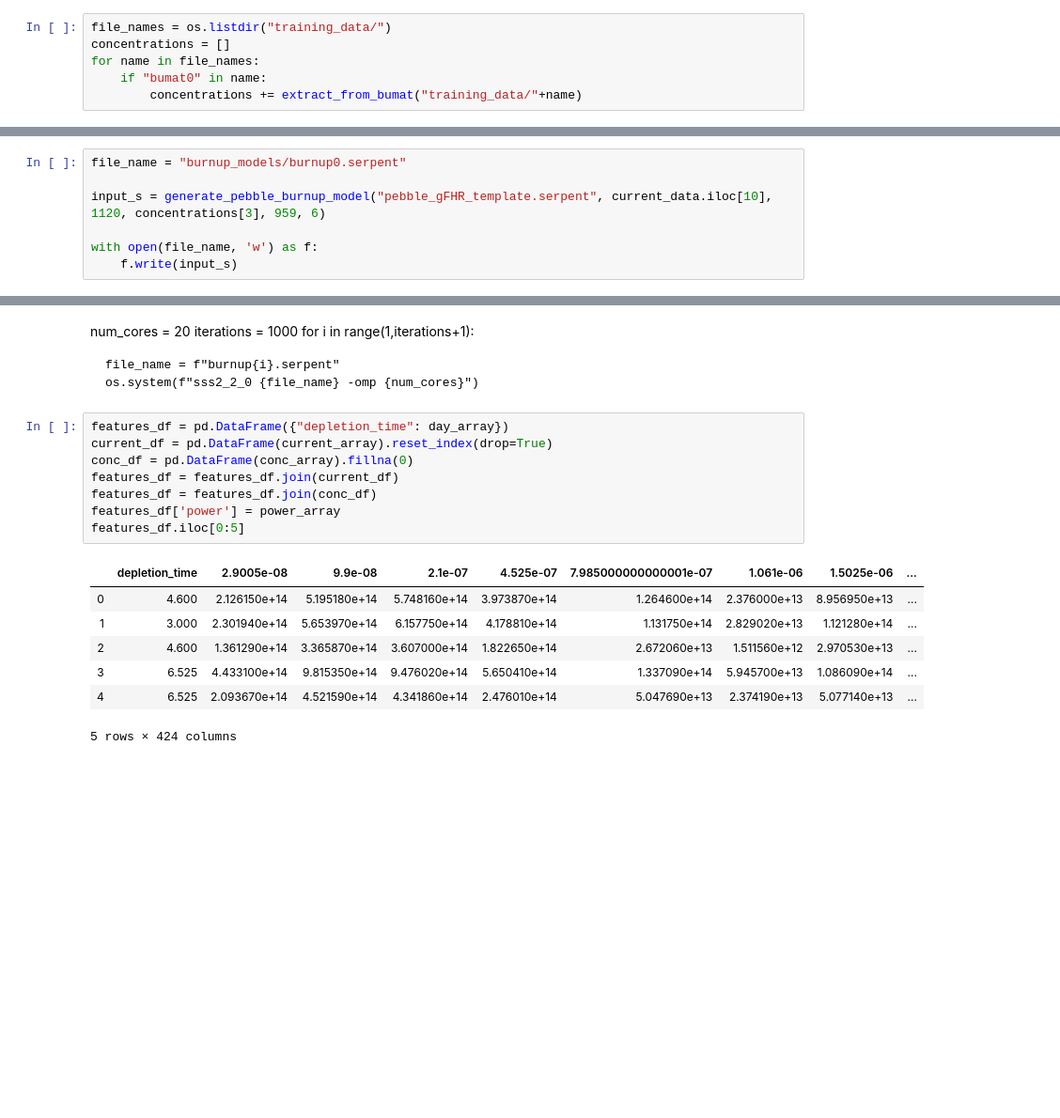
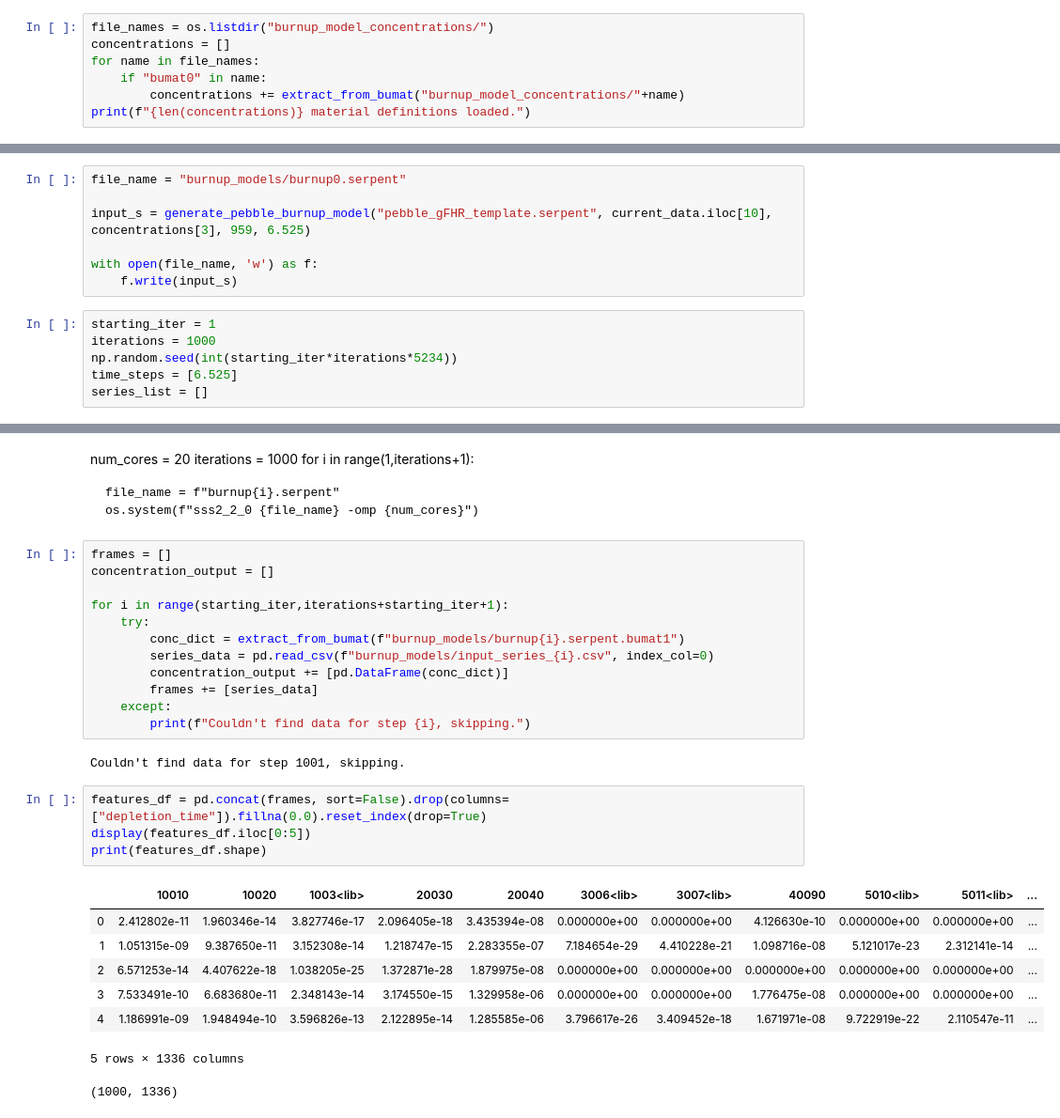
Before and after one commit to iankolaja/PEARLSim, a Jupyter notebook: generate_kernel_burnup_data.ipynb, the cells around one changed output, grey strips where cells are left out. Shown: that part at 94% size. Drawn from its saved outputs; the diff is of its cells as text; blank space fills up the shorter version.

```diff
--- a/generate_kernel_burnup_data.ipynb
+++ b/generate_kernel_burnup_data.ipynb
@@ -9,6 +9,7 @@ current_data = pd.read_csv("training_data/current_target.csv", index_col=0).drop
 # %%
-file_names = os.listdir("training_data/")
+file_names = os.listdir("burnup_model_concentrations/")
 concentrations = []
 for name in file_names:
     if "bumat0" in name:
-        concentrations += extract_from_bumat("training_data/"+name)
+        concentrations += extract_from_bumat("burnup_model_concentrations/"+name)
+print(f"{len(concentrations)} material definitions loaded.")
@@ -15,8 +55,14 @@ for name in file_names:
 # %%
 file_name = "burnup_models/burnup0.serpent"
 
-input_s = generate_pebble_burnup_model("pebble_gFHR_template.serpent", current_data.iloc[10], 1120, concentrations[3], 959, 6)
+input_s = generate_pebble_burnup_model("pebble_gFHR_template.serpent", current_data.iloc[10], concentrations[3], 959, 6.525)
 
 with open(file_name, 'w') as f:
     f.write(input_s)
+# %%
+starting_iter = 1
+iterations = 1000
+np.random.seed(int(starting_iter*iterations*5234))
+time_steps = [6.525]
+series_list = []
 # %%
@@ -51,19 +89,30 @@ for i in range(1,iterations+1):
 
     file_name = f"burnup{i}.serpent"
     os.system(f"sss2_2_0 {file_name} -omp {num_cores}")
-# %%
-features_df = pd.DataFrame({"depletion_time": day_array})
-current_df = pd.DataFrame(current_array).reset_index(drop=True)
-conc_df = pd.DataFrame(conc_array).fillna(0)
-features_df = features_df.join(current_df)
-features_df = features_df.join(conc_df)
-features_df['power'] = power_array
-features_df.iloc[0:5]
-# %% [output]
-|  | depletion_time | 2.9005e-08 | 9.9e-08 | 2.1e-07 | 4.525e-07 | 7.985000000000001e-07 | 1.061e-06 | 1.5025e-06 | ... |
-| 0 | 4.600 | 2.126150e+14 | 5.195180e+14 | 5.748160e+14 | 3.973870e+14 | 1.264600e+14 | 2.376000e+13 | 8.956950e+13 | ... |
-| 1 | 3.000 | 2.301940e+14 | 5.653970e+14 | 6.157750e+14 | 4.178810e+14 | 1.131750e+14 | 2.829020e+13 | 1.121280e+14 | ... |
-| 2 | 4.600 | 1.361290e+14 | 3.365870e+14 | 3.607000e+14 | 1.822650e+14 | 2.672060e+13 | 1.511560e+12 | 2.970530e+13 | ... |
-| 3 | 6.525 | 4.433100e+14 | 9.815350e+14 | 9.476020e+14 | 5.650410e+14 | 1.337090e+14 | 5.945700e+13 | 1.086090e+14 | ... |
-| 4 | 6.525 | 2.093670e+14 | 4.521590e+14 | 4.341860e+14 | 2.476010e+14 | 5.047690e+13 | 2.374190e+13 | 5.077140e+13 | ... |
-5 rows × 424 columns
+# %%
+frames = []
+concentration_output = []
+
+for i in range(starting_iter,iterations+starting_iter+1):
+    try:
+        conc_dict = extract_from_bumat(f"burnup_models/burnup{i}.serpent.bumat1")
+        series_data = pd.read_csv(f"burnup_models/input_series_{i}.csv", index_col=0)
+        concentration_output += [pd.DataFrame(conc_dict)]
+        frames += [series_data]
+    except:
+        print(f"Couldn't find data for step {i}, skipping.")
+# %% [output]
+Couldn't find data for step 1001, skipping.
+# %%
+features_df = pd.concat(frames, sort=False).drop(columns=["depletion_time"]).fillna(0.0).reset_index(drop=True)
+display(features_df.iloc[0:5])
+print(features_df.shape)
+# %% [output]
+|  | 10010 | 10020 | 1003<lib> | 20030 | 20040 | 3006<lib> | 3007<lib> | 40090 | 5010<lib> | 5011<lib> | ... |
+| 0 | 2.412802e-11 | 1.960346e-14 | 3.827746e-17 | 2.096405e-18 | 3.435394e-08 | 0.000000e+00 | 0.000000e+00 | 4.126630e-10 | 0.000000e+00 | 0.000000e+00 | ... |
+| 1 | 1.051315e-09 | 9.387650e-11 | 3.152308e-14 | 1.218747e-15 | 2.283355e-07 | 7.184654e-29 | 4.410228e-21 | 1.098716e-08 | 5.121017e-23 | 2.312141e-14 | ... |
+| 2 | 6.571253e-14 | 4.407622e-18 | 1.038205e-25 | 1.372871e-28 | 1.879975e-08 | 0.000000e+00 | 0.000000e+00 | 0.000000e+00 | 0.000000e+00 | 0.000000e+00 | ... |
+| 3 | 7.533491e-10 | 6.683680e-11 | 2.348143e-14 | 3.174550e-15 | 1.329958e-06 | 0.000000e+00 | 0.000000e+00 | 1.776475e-08 | 0.000000e+00 | 0.000000e+00 | ... |
+| 4 | 1.186991e-09 | 1.948494e-10 | 3.596826e-13 | 2.122895e-14 | 1.285585e-06 | 3.796617e-26 | 3.409452e-18 | 1.671971e-08 | 9.722919e-22 | 2.110547e-11 | ... |
+5 rows × 1336 columns
+(1000, 1336)
```
Also changed, not shown: parts of 12 cells of this notebook, 5 other files.
